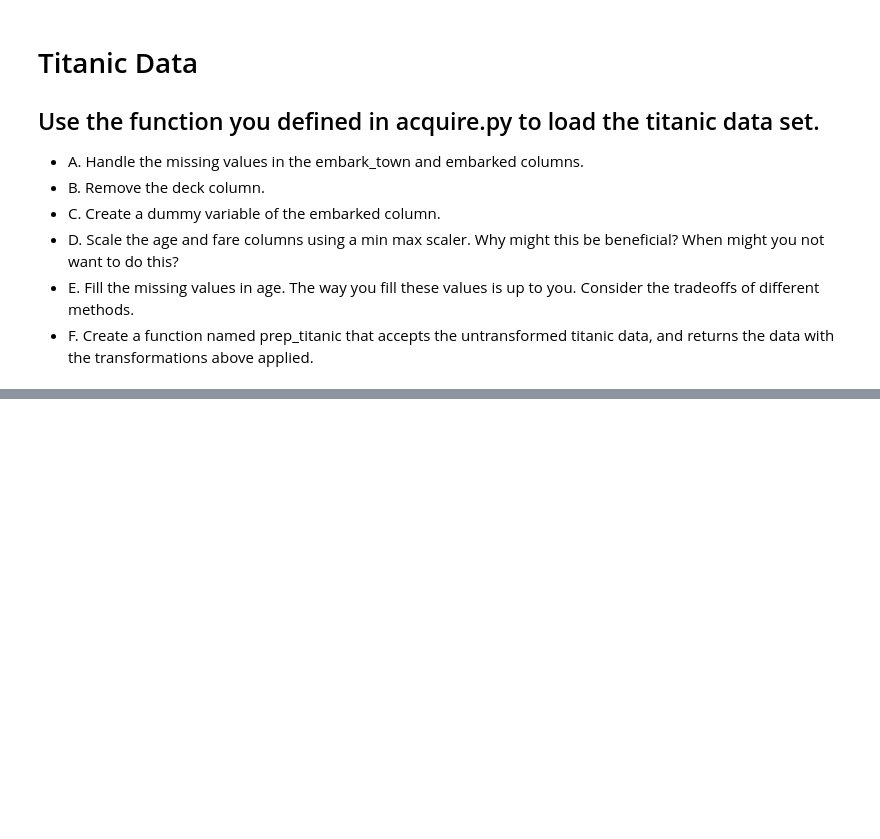
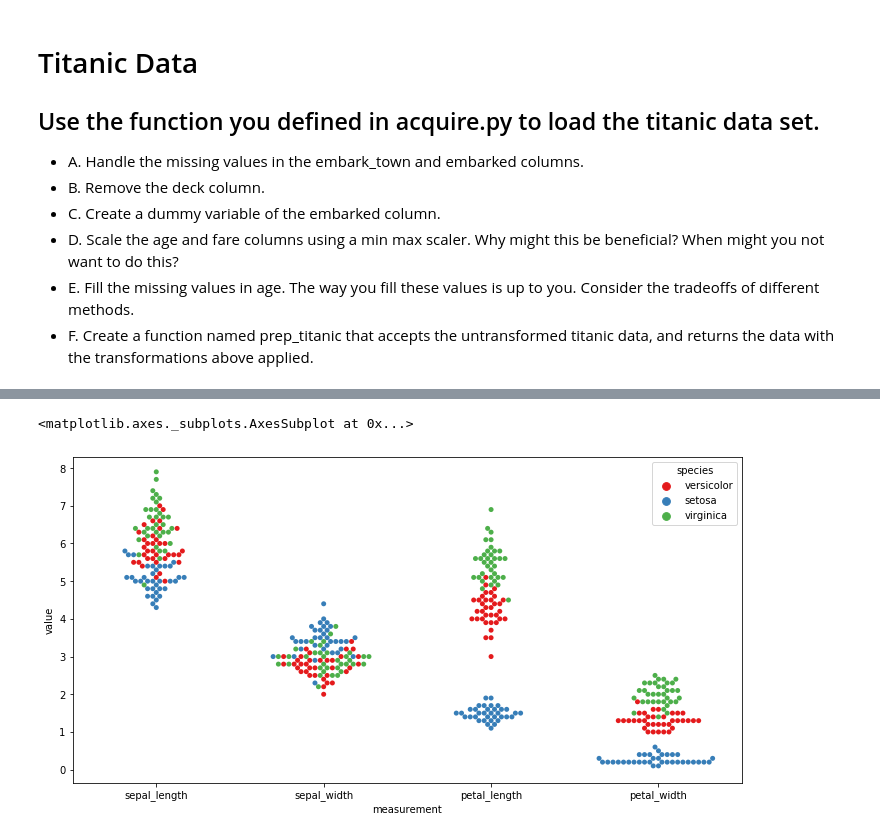
Before and after one commit to george887/classification_exercises, a Jupyter notebook: classification_exercises.ipynb, the cells around one changed output, grey strips where cells are left out. Saved outputs shown, nothing was run; the diff lists cells and outputs as text; code cells hidden in the pictures; blank space fills up the shorter version.

```diff
--- a/classification_exercises.ipynb
+++ b/classification_exercises.ipynb
@@ -473,0 +471,4 @@ def prep_titanic(titanic_df):
+# %%
+# Renaming species_name
+train = train.rename({'species_name':'species'},axis=1)
+train
@@ -473,0 +489,4 @@ def prep_titanic(titanic_df):
+# %%
+# melting the data
+train_melt = train.melt(id_vars="species", var_name = "measurement")
+train_melt
@@ -473,0 +507,3 @@ def prep_titanic(titanic_df):
+# %%
+train_melt = train_melt[((train_melt.measurement == 'sepal_length') | (train_melt.measurement == 'sepal_width') | (train_melt.measurement == 'petal_length') | (train_melt.measurement == 'petal_width'))]
+train_melt
@@ -473,0 +527,6 @@ def prep_titanic(titanic_df):
+# %%
+plt.figure(figsize=(12,6))
+sns.swarmplot(x=train_melt.measurement, y=train_melt.value, data=train_melt, hue="species", palette="Set1")
+# %% [output]
+<matplotlib.axes._subplots.AxesSubplot at 0x...>
+[figure, added]
```
Also changed, not shown: parts of 40 cells of this notebook.
